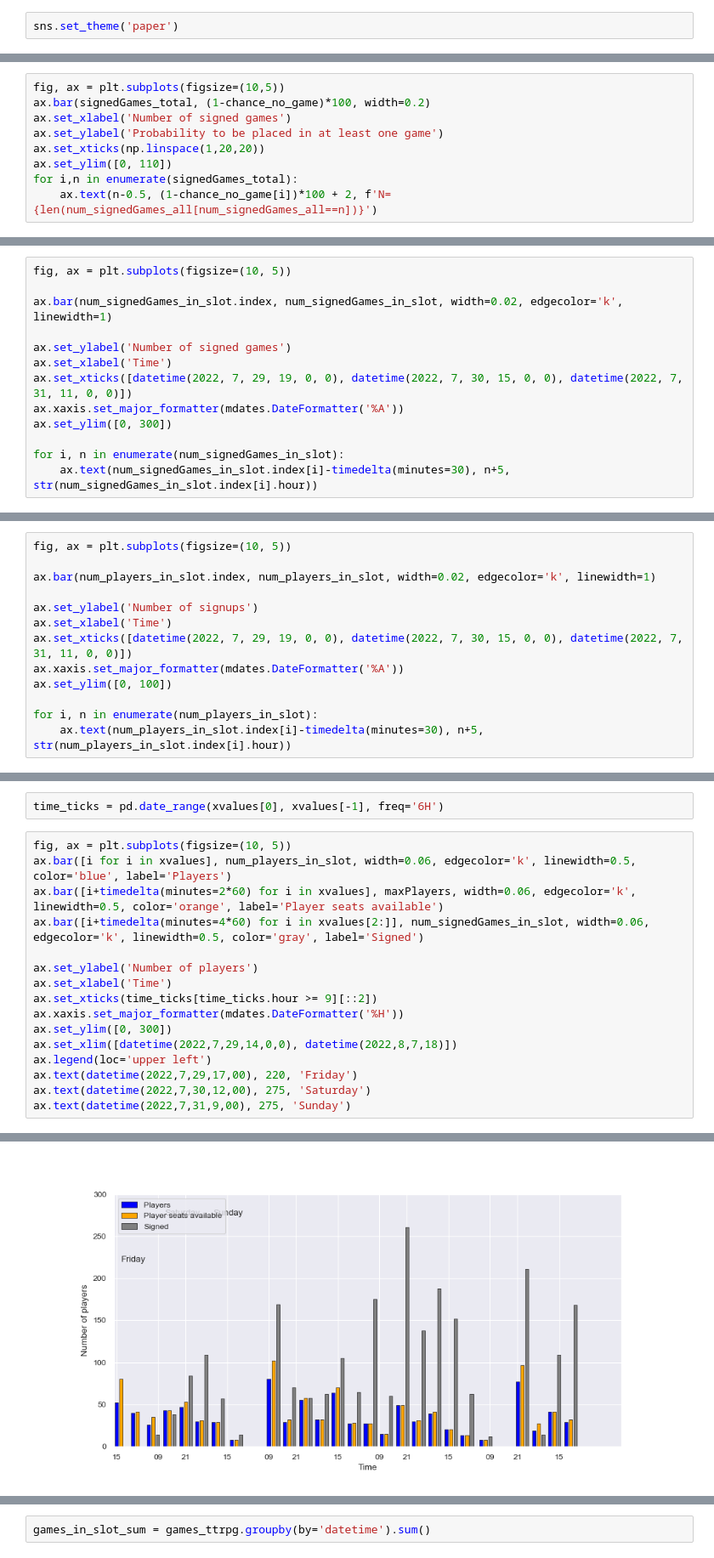
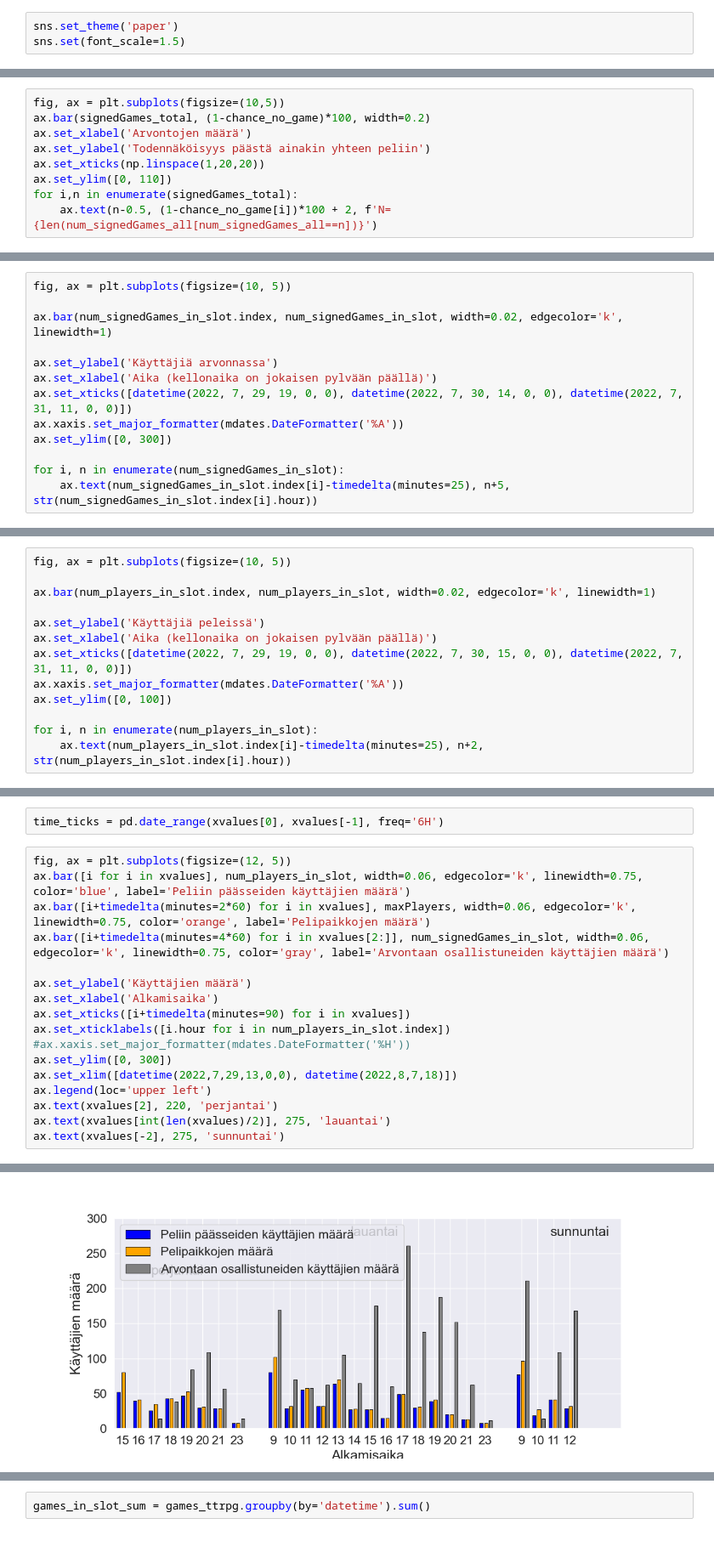
Before and after one commit to ropekonsti/ropecon-2022, a Jupyter notebook: analyysi.ipynb, the cells around one changed output, grey strips where cells are left out. Shown at 85% size. Saved outputs shown, nothing was run; the diff lists cells and outputs as text.

```diff
--- a/analyysi.ipynb
+++ b/analyysi.ipynb
@@ -15,6 +18,7 @@ from datetime import datetime, timedelta
 %matplotlib widget
 # %%
 sns.set_theme('paper')
+sns.set(font_scale=1.5)
 # %% [markdown]
 ## Ladataan data
 
@@ -184,8 +198,8 @@ array([0.40764331, 0.31132075, 0.17857143, 0.16      , 0.07894737,
 # %%
 fig, ax = plt.subplots(figsize=(10,5))
 ax.bar(signedGames_total, (1-chance_no_game)*100, width=0.2)
-ax.set_xlabel('Number of signed games')
-ax.set_ylabel('Probability to be placed in at least one game')
+ax.set_xlabel('Arvontojen määrä')
+ax.set_ylabel('Todennäköisyys päästä ainakin yhteen peliin')
 ax.set_xticks(np.linspace(1,20,20))
 ax.set_ylim([0, 110])
 for i,n in enumerate(signedGames_total):
@@ -263,12 +278,12 @@ fig, ax = plt.subplots(figsize=(10, 5))
 
 ax.bar(num_signedGames_in_slot.index, num_signedGames_in_slot, width=0.02, edgecolor='k', linewidth=1)
 
-ax.set_ylabel('Number of signed games')
-ax.set_xlabel('Time')
-ax.set_xticks([datetime(2022, 7, 29, 19, 0, 0), datetime(2022, 7, 30, 15, 0, 0), datetime(2022, 7, 31, 11, 0, 0)])
+ax.set_ylabel('Käyttäjiä arvonnassa')
+ax.set_xlabel('Aika (kellonaika on jokaisen pylvään päällä)')
+ax.set_xticks([datetime(2022, 7, 29, 19, 0, 0), datetime(2022, 7, 30, 14, 0, 0), datetime(2022, 7, 31, 11, 0, 0)])
 ax.xaxis.set_major_formatter(mdates.DateFormatter('%A'))
 ax.set_ylim([0, 300])
 
 for i, n in enumerate(num_signedGames_in_slot):
-    ax.text(num_signedGames_in_slot.index[i]-timedelta(minutes=30), n+5, str(num_signedGames_in_slot.index[i].hour))
+    ax.text(num_signedGames_in_slot.index[i]-timedelta(minutes=25), n+5, str(num_signedGames_in_slot.index[i].hour))
 # %% [output]
@@ -282,12 +297,12 @@ fig, ax = plt.subplots(figsize=(10, 5))
 
 ax.bar(num_players_in_slot.index, num_players_in_slot, width=0.02, edgecolor='k', linewidth=1)
 
-ax.set_ylabel('Number of signups')
-ax.set_xlabel('Time')
+ax.set_ylabel('Käyttäjiä peleissä')
+ax.set_xlabel('Aika (kellonaika on jokaisen pylvään päällä)')
 ax.set_xticks([datetime(2022, 7, 29, 19, 0, 0), datetime(2022, 7, 30, 15, 0, 0), datetime(2022, 7, 31, 11, 0, 0)])
 ax.xaxis.set_major_formatter(mdates.DateFormatter('%A'))
 ax.set_ylim([0, 100])
 
 for i, n in enumerate(num_players_in_slot):
-    ax.text(num_players_in_slot.index[i]-timedelta(minutes=30), n+5, str(num_players_in_slot.index[i].hour))
+    ax.text(num_players_in_slot.index[i]-timedelta(minutes=25), n+2, str(num_players_in_slot.index[i].hour))
 # %% [output]
@@ -323,19 +330,20 @@ xvalues = [i + timedelta(hours=j) for i,j in zip(xvalues,increment)]
 # %%
 time_ticks = pd.date_range(xvalues[0], xvalues[-1], freq='6H')
 # %%
-fig, ax = plt.subplots(figsize=(10, 5))
-ax.bar([i for i in xvalues], num_players_in_slot, width=0.06, edgecolor='k', linewidth=0.5, color='blue', label='Players')
-ax.bar([i+timedelta(minutes=2*60) for i in xvalues], maxPlayers, width=0.06, edgecolor='k', linewidth=0.5, color='orange', label='Player seats available')
-ax.bar([i+timedelta(minutes=4*60) for i in xvalues[2:]], num_signedGames_in_slot, width=0.06, edgecolor='k', linewidth=0.5, color='gray', label='Signed')
+fig, ax = plt.subplots(figsize=(12, 5))
+ax.bar([i for i in xvalues], num_players_in_slot, width=0.06, edgecolor='k', linewidth=0.75, color='blue', label='Peliin päässeiden käyttäjien määrä')
+ax.bar([i+timedelta(minutes=2*60) for i in xvalues], maxPlayers, width=0.06, edgecolor='k', linewidth=0.75, color='orange', label='Pelipaikkojen määrä')
+ax.bar([i+timedelta(minutes=4*60) for i in xvalues[2:]], num_signedGames_in_slot, width=0.06, edgecolor='k', linewidth=0.75, color='gray', label='Arvontaan osallistuneiden käyttäjien määrä')
 
-ax.set_ylabel('Number of players')
-ax.set_xlabel('Time')
-ax.set_xticks(time_ticks[time_ticks.hour >= 9][::2])
-ax.xaxis.set_major_formatter(mdates.DateFormatter('%H'))
+ax.set_ylabel('Käyttäjien määrä')
+ax.set_xlabel('Alkamisaika')
+ax.set_xticks([i+timedelta(minutes=90) for i in xvalues])
+ax.set_xticklabels([i.hour for i in num_players_in_slot.index])
+#ax.xaxis.set_major_formatter(mdates.DateFormatter('%H'))
 ax.set_ylim([0, 300])
-ax.set_xlim([datetime(2022,7,29,14,0,0), datetime(2022,8,7,18)])
+ax.set_xlim([datetime(2022,7,29,13,0,0), datetime(2022,8,7,18)])
 ax.legend(loc='upper left')
-ax.text(datetime(2022,7,29,17,00), 220, 'Friday')
-ax.text(datetime(2022,7,30,12,00), 275, 'Saturday')
-ax.text(datetime(2022,7,31,9,00), 275, 'Sunday')
+ax.text(xvalues[2], 220, 'perjantai')
+ax.text(xvalues[int(len(xvalues)/2)], 275, 'lauantai')
+ax.text(xvalues[-2], 275, 'sunnuntai')
 # %% [output]
@@ -343 +351 @@ Text(2022-07-31 09:00:00, 275, 'Sunday')
-[figure, old version]
+[figure, new version]
```
Also changed, not shown: parts of 42 cells of this notebook, 1 other file.
